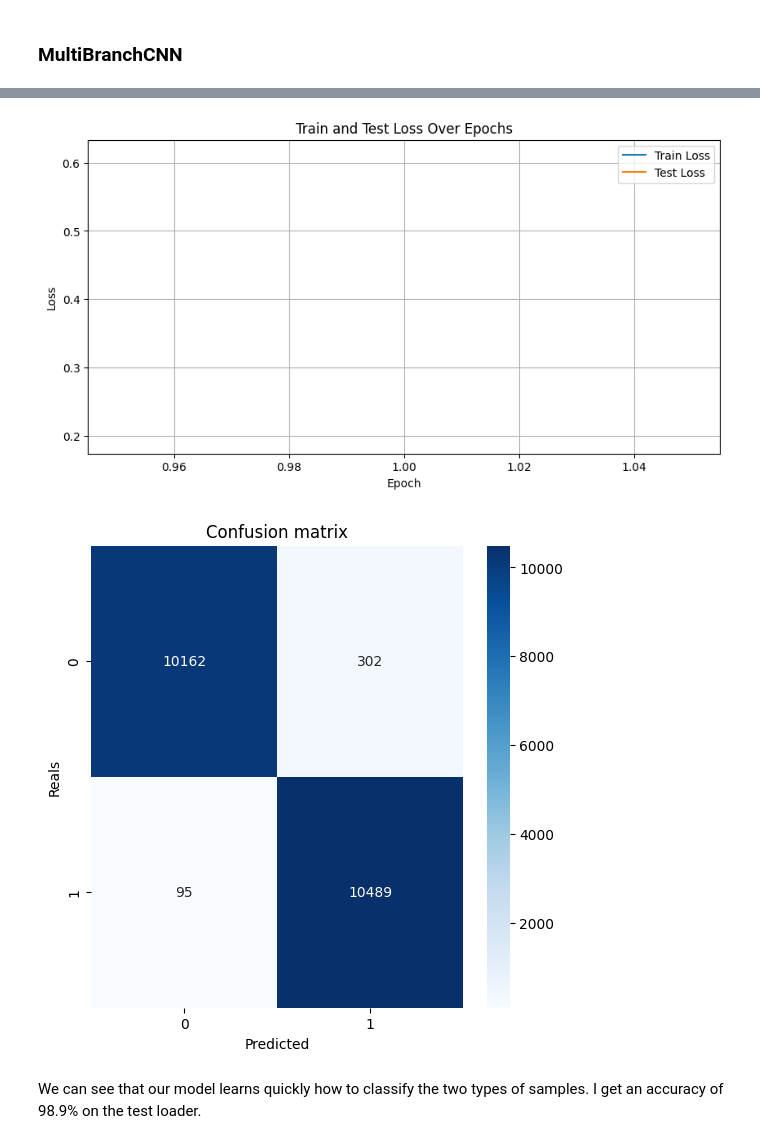
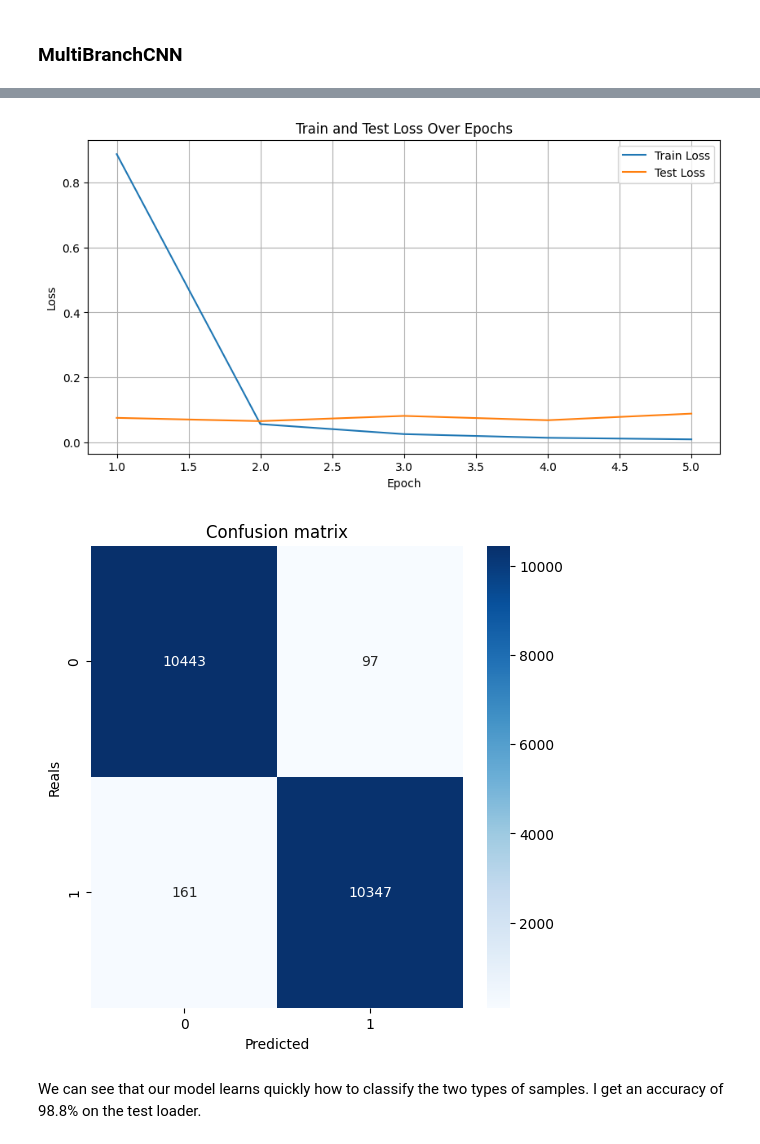
Before and after one commit to Atreus91/Signal-classification, a Jupyter notebook: main.ipynb, the cells around one changed output, grey strips where cells are left out. Cells and saved outputs as stored; diff of their text form; code cells hidden in the pictures.

Commit message:
Add files via upload
re-train with 5 epochs

```diff
--- a/main.ipynb
+++ b/main.ipynb
@@ -301,12 +301,16 @@ One idea is to treat the 4 signals of each sample like a single entry and the ot
 class ScintillationDataset(Dataset):
     def __init__(self, Liw, Pow):
 
-        self.data = torch.tensor(
-            np.concatenate([Liw, Pow], axis=0), dtype=torch.float32
-        )
-        self.labels = torch.tensor(
-            np.concatenate([np.zeros(len(Liw)), np.ones(len(Pow))], axis=0), dtype=torch.long
-        ) # Li6 = 0, Po = 1
+        if Pow is None:
+            self.data = torch.tensor(Liw, dtype=torch.float32)
+            self.labels = torch.tensor(np.zeros(len(Liw)), dtype=torch.long)
+        else:
+            self.data = torch.tensor(
+                np.concatenate([Liw, Pow], axis=0), dtype=torch.float32
+            )
+            self.labels = torch.tensor(
+                np.concatenate([np.zeros(len(Liw)), np.ones(len(Pow))], axis=0), dtype=torch.long
+            ) # Li6 = 0, Po = 1
 
     def __len__(self):
         return len(self.data)
@@ -491,5 +495,5 @@ def train_and_evaluate(model, train_loader, test_loader, num_epochs, learning_ra
 
 model = MultiBranchCNN(input_length=7756)
 device = "cuda" if torch.cuda.is_available() else "cpu"
-train_and_evaluate(model, train_loader, test_loader, num_epochs=10, learning_rate=0.001, device=device)
+train_and_evaluate(model, train_loader, test_loader, num_epochs=5, learning_rate=0.001, device=device)
 # %% [output]
@@ -499,5 +515,5 @@ Test Loss: 0.1944, Test Accuracy: 0.9811
 model saved
-[figure, old version]
+[figure, new version]
-[figure, old version]
+[figure, new version]
 # %% [markdown]
-We can see that our model learns quickly how to classify the two types of samples. I get an accuracy of 98.9% on the test loader.
+We can see that our model learns quickly how to classify the two types of samples. I get an accuracy of 98.8% on the test loader.
```
Also changed, not shown: parts of 1 cell of this notebook.
